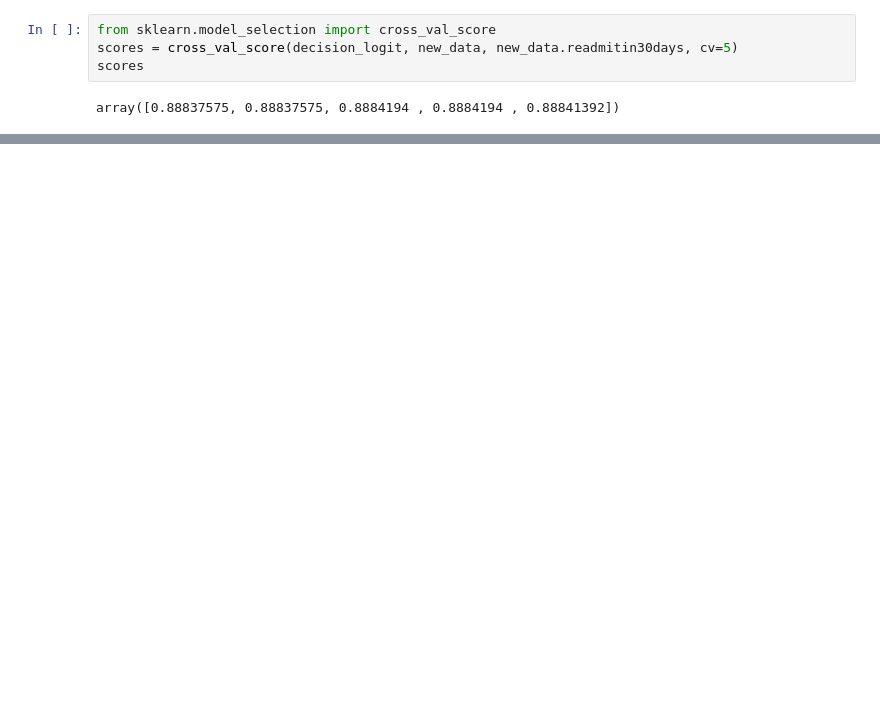
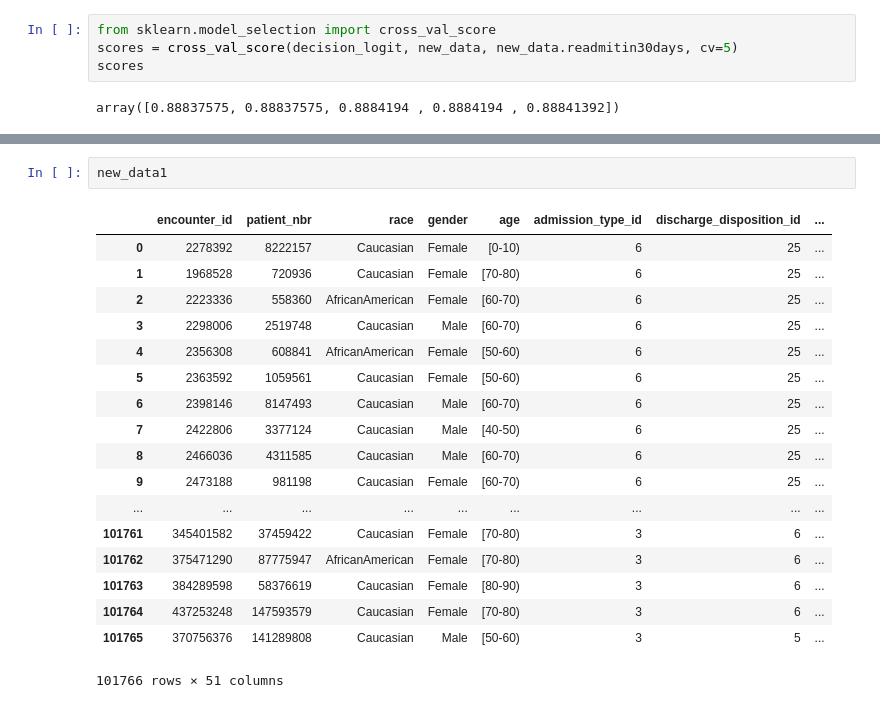
Before and after one commit to joonsooro/UnitedHealthcare, a Jupyter notebook: Jason/logistic regression.ipynb, the cells around one changed output, grey strips where cells are left out. Saved outputs shown, nothing was run; the diff lists cells and outputs as text; blank space fills up the shorter version.

```diff
--- a/Jason/logistic regression.ipynb
+++ b/Jason/logistic regression.ipynb
@@ -192,0 +278,21 @@ plt.ion(); plt.show()
+# %%
+new_data1
+# %% [output]
+|  | encounter_id | patient_nbr | race | gender | age | admission_type_id | discharge_disposition_id | ... |
+| 0 | 2278392 | 8222157 | Caucasian | Female | [0-10) | 6 | 25 | ... |
+| 1 | 1968528 | 720936 | Caucasian | Female | [70-80) | 6 | 25 | ... |
+| 2 | 2223336 | 558360 | AfricanAmerican | Female | [60-70) | 6 | 25 | ... |
+| 3 | 2298006 | 2519748 | Caucasian | Male | [60-70) | 6 | 25 | ... |
+| 4 | 2356308 | 608841 | AfricanAmerican | Female | [50-60) | 6 | 25 | ... |
+| 5 | 2363592 | 1059561 | Caucasian | Female | [50-60) | 6 | 25 | ... |
+| 6 | 2398146 | 8147493 | Caucasian | Male | [60-70) | 6 | 25 | ... |
+| 7 | 2422806 | 3377124 | Caucasian | Male | [40-50) | 6 | 25 | ... |
+| 8 | 2466036 | 4311585 | Caucasian | Male | [60-70) | 6 | 25 | ... |
+| 9 | 2473188 | 981198 | Caucasian | Female | [60-70) | 6 | 25 | ... |
+| ... | ... | ... | ... | ... | ... | ... | ... | ... |
+| 101761 | 345401582 | 37459422 | Caucasian | Female | [70-80) | 3 | 6 | ... |
+| 101762 | 375471290 | 87775947 | AfricanAmerican | Female | [70-80) | 3 | 6 | ... |
+| 101763 | 384289598 | 58376619 | Caucasian | Female | [80-90) | 3 | 6 | ... |
+| 101764 | 437253248 | 147593579 | Caucasian | Female | [70-80) | 3 | 6 | ... |
+| 101765 | 370756376 | 141289808 | Caucasian | Male | [50-60) | 3 | 5 | ... |
+101766 rows × 51 columns
```
Also changed, not shown: parts of 18 cells of this notebook, 2 other files.
